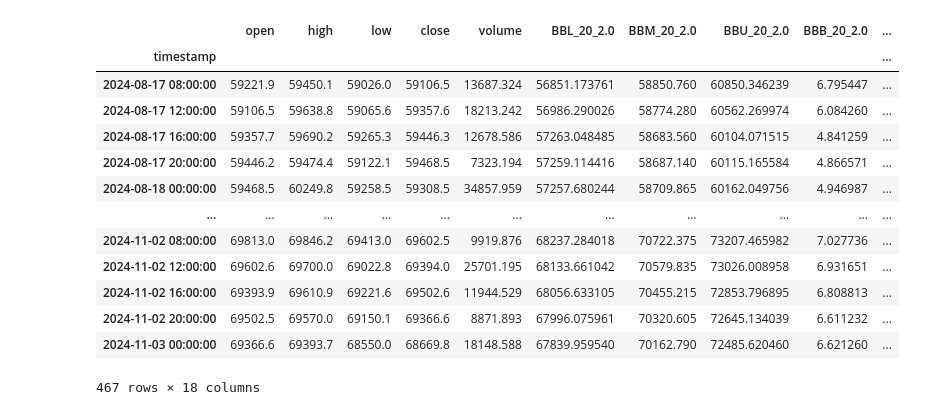
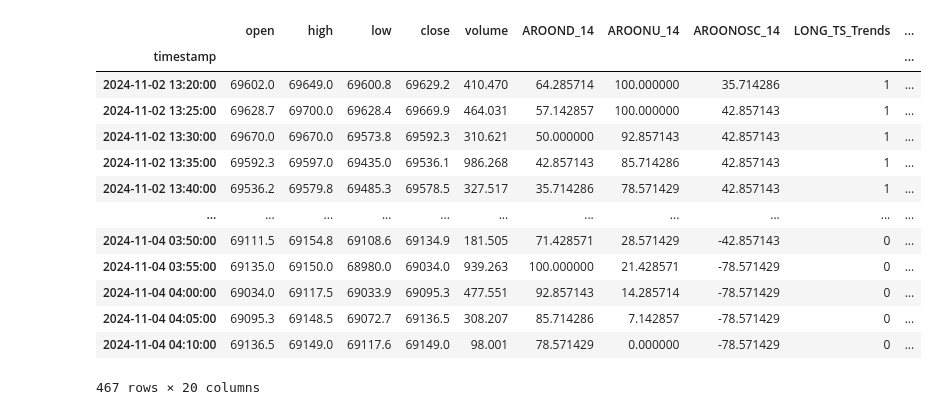
Before and after one commit to francipvb/audible-series, a Jupyter notebook: notebooks/audible-data-analysis.ipynb, the cells around one changed output. Saved outputs shown, nothing was run; the diff lists cells and outputs as text; code cells hidden in the pictures.

```diff
--- a/notebooks/audible-data-analysis.ipynb
+++ b/notebooks/audible-data-analysis.ipynb
@@ -7,38 +7,48 @@ import pandas_ta as ta
 
 binanceusdm = ccxt.binanceusdm()
 # %%
-candles = np.array(binanceusdm.fetch_ohlcv("BTCUSDT", "4h"))
+candles = np.array(binanceusdm.fetch_ohlcv("BTCUSDT", "5m"))
 # %%
 data = pd.DataFrame(
     data=candles[:, 1:],
     index=pd.to_datetime(pd.Series(candles[:, 0], name="timestamp"), unit="ms"),
     columns=["open", "high", "low", "close", "volume"],
 )
+
+aroon = ta.aroon(data["high"], data["low"], 14)
+macd = ta.macd(data["close"])
+rsi = ta.rsi(data["close"], 14)
 data = pd.concat(
-    [
+    objs=[
         data,
-        ta.bbands(data["close"], 20),
-        ta.aroon(data["high"], data["low"], 14),
-        ta.macd(data["close"]),
-        pd.Series(data["high"] - data["low"], name="candle_w"),
-        pd.Series(data["close"] - data["open"], name="candle_result"),
+        aroon,
+        ta.tsignals(ta.above(macd["MACD_12_26_9"], macd["MACDs_12_26_9"])).add_prefix(
+            "LONG_"
+        ),
+        ta.tsignals(ta.below(macd["MACD_12_26_9"], macd["MACDs_12_26_9"])).add_prefix(
+            "SHORT_"
+        ),
+        rsi,
+        macd,
     ],
     axis=1,
 )
-data = data.dropna()
+
+data.dropna(inplace=True)
+data.to_clipboard()
 data
 # %% [output]
-|  | open | high | low | close | volume | BBL_20_2.0 | BBM_20_2.0 | BBU_20_2.0 | BBB_20_2.0 | ... |
+|  | open | high | low | close | volume | AROOND_14 | AROONU_14 | AROONOSC_14 | LONG_TS_Trends | ... |
 | timestamp |  |  |  |  |  |  |  |  |  | ... |
-| 2024-08-17 08:00:00 | 59221.9 | 59450.1 | 59026.0 | 59106.5 | 13687.324 | 56851.173761 | 58850.760 | 60850.346239 | 6.795447 | ... |
-| 2024-08-17 12:00:00 | 59106.5 | 59638.8 | 59065.6 | 59357.6 | 18213.242 | 56986.290026 | 58774.280 | 60562.269974 | 6.084260 | ... |
-| 2024-08-17 16:00:00 | 59357.7 | 59690.2 | 59265.3 | 59446.3 | 12678.586 | 57263.048485 | 58683.560 | 60104.071515 | 4.841259 | ... |
-| 2024-08-17 20:00:00 | 59446.2 | 59474.4 | 59122.1 | 59468.5 | 7323.194 | 57259.114416 | 58687.140 | 60115.165584 | 4.866571 | ... |
-| 2024-08-18 00:00:00 | 59468.5 | 60249.8 | 59258.5 | 59308.5 | 34857.959 | 57257.680244 | 58709.865 | 60162.049756 | 4.946987 | ... |
+| 2024-11-02 13:20:00 | 69602.0 | 69649.0 | 69600.8 | 69629.2 | 410.470 | 64.285714 | 100.000000 | 35.714286 | 1 | ... |
+| 2024-11-02 13:25:00 | 69628.7 | 69700.0 | 69628.4 | 69669.9 | 464.031 | 57.142857 | 100.000000 | 42.857143 | 1 | ... |
+| 2024-11-02 13:30:00 | 69670.0 | 69670.0 | 69573.8 | 69592.3 | 310.621 | 50.000000 | 92.857143 | 42.857143 | 1 | ... |
+| 2024-11-02 13:35:00 | 69592.3 | 69597.0 | 69435.0 | 69536.1 | 986.268 | 42.857143 | 85.714286 | 42.857143 | 1 | ... |
+| 2024-11-02 13:40:00 | 69536.2 | 69579.8 | 69485.3 | 69578.5 | 327.517 | 35.714286 | 78.571429 | 42.857143 | 1 | ... |
 | ... | ... | ... | ... | ... | ... | ... | ... | ... | ... | ... |
-| 2024-11-02 08:00:00 | 69813.0 | 69846.2 | 69413.0 | 69602.5 | 9919.876 | 68237.284018 | 70722.375 | 73207.465982 | 7.027736 | ... |
-| 2024-11-02 12:00:00 | 69602.6 | 69700.0 | 69022.8 | 69394.0 | 25701.195 | 68133.661042 | 70579.835 | 73026.008958 | 6.931651 | ... |
-| 2024-11-02 16:00:00 | 69393.9 | 69610.9 | 69221.6 | 69502.6 | 11944.529 | 68056.633105 | 70455.215 | 72853.796895 | 6.808813 | ... |
-| 2024-11-02 20:00:00 | 69502.5 | 69570.0 | 69150.1 | 69366.6 | 8871.893 | 67996.075961 | 70320.605 | 72645.134039 | 6.611232 | ... |
-| 2024-11-03 00:00:00 | 69366.6 | 69393.7 | 68550.0 | 68669.8 | 18148.588 | 67839.959540 | 70162.790 | 72485.620460 | 6.621260 | ... |
+| 2024-11-04 03:50:00 | 69111.5 | 69154.8 | 69108.6 | 69134.9 | 181.505 | 71.428571 | 28.571429 | -42.857143 | 0 | ... |
+| 2024-11-04 03:55:00 | 69135.0 | 69150.0 | 68980.0 | 69034.0 | 939.263 | 100.000000 | 21.428571 | -78.571429 | 0 | ... |
+| 2024-11-04 04:00:00 | 69034.0 | 69117.5 | 69033.9 | 69095.3 | 477.551 | 92.857143 | 14.285714 | -78.571429 | 0 | ... |
+| 2024-11-04 04:05:00 | 69095.3 | 69148.5 | 69072.7 | 69136.5 | 308.207 | 85.714286 | 7.142857 | -78.571429 | 0 | ... |
+| 2024-11-04 04:10:00 | 69136.5 | 69149.0 | 69117.6 | 69149.0 | 98.001 | 78.571429 | 0.000000 | -78.571429 | 0 | ... |
-467 rows × 18 columns
+467 rows × 20 columns
```
Also changed, not shown: parts of 4 cells of this notebook, 2 other files.
